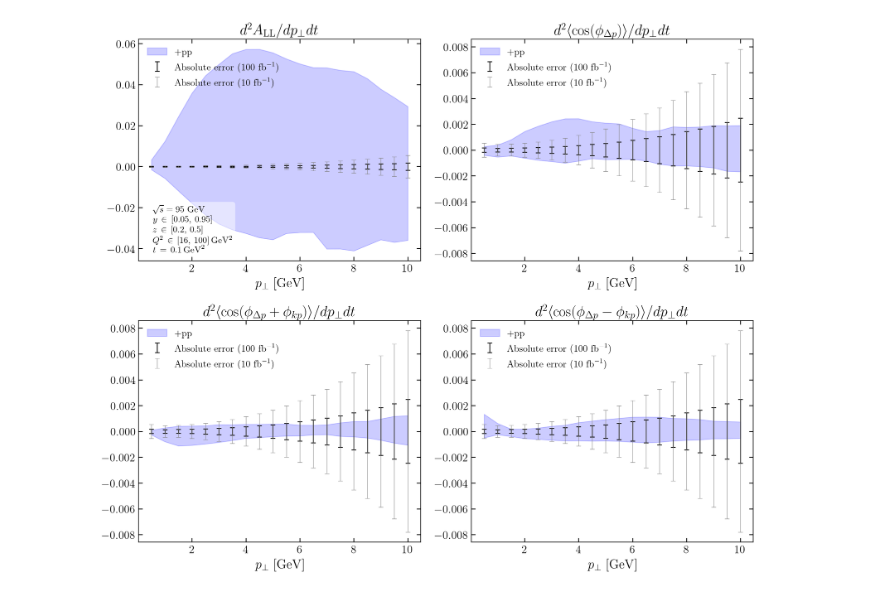
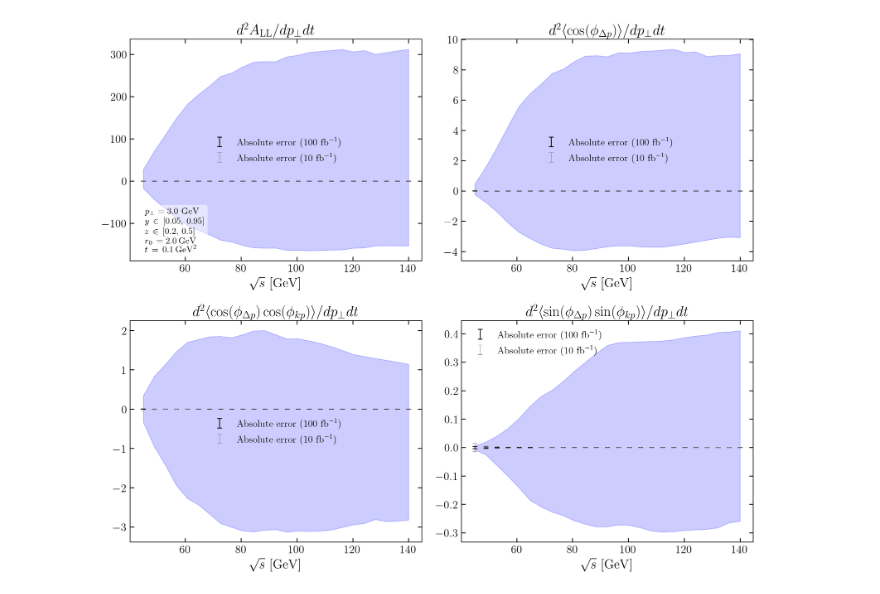
Before and after one commit to brandonmanley/dijet_DSA, a Jupyter notebook: correlation_plots_energy.ipynb, the cells around one changed output. Cells and saved outputs as stored; diff of their text form; code cells hidden in the pictures.

```diff
--- a/correlation_plots_energy.ipynb
+++ b/correlation_plots_energy.ipynb
@@ -174,52 +111,43 @@ fig, ax = plt.subplots(nrows, ncols, figsize=(asp_ratio*psize*ncols, psize*nrows
 axs = [ax[irow, icol] for irow in range(nrows) for icol in range(ncols)]
 
 plot_bands = True
-alt_defs = True
+alt_defs = False
 
 colors = ['blue']
 # labels = ['DIS+SIDIS', '+pp']
 # labels = ['+pp', '+pp (reasonable moments)']
 labels = ['+pp']
 
-corrs = ['<1>', '<cos(phi_Dp)>', '<cos(phi_Dp)cos(phi_kp)>', '<sin(phi_Dp)sin(phi_kp)>']
-if alt_defs:
-    corrs = ['<1>', '<cos(phi_Dp)>', '<cos(phi_Dp + phi_kp)>', '<cos(phi_Dp - phi_kp)>']
-
-for iroots, fit in enumerate(fits):
-
-    for icorr, corr in enumerate(corrs):
-
-        if plot_bands:
-            # axs[icorr].plot(pT_values, corr_bands[fit]['mean'][corr], color=colors[ifit])
-            axs[icorr].fill_between(pT_values, corr_bands[fit]['lower'][corr], corr_bands[fit]['upper'][corr], color=colors[ifit], alpha=0.2, label=labels[ifit])
-
-        else:
-            for irep, rep in enumerate(corr_data[fit]):
-                if irep == 0:
-                    axs[icorr].plot(pT_values, np.array(rep[corr]), alpha=0.2, color=colors[ifit], label=labels[ifit])
-                else:
-                    axs[icorr].plot(pT_values, np.array(rep[corr]), alpha=0.2, color=colors[ifit])
-
-        if ifit == 0:
-            if alt_defs: errors = [all_error, tt_error, tt_error, tt_error]
-            else: errors = [all_error, tt_error, lt_error, lt_error]
-
-            axs[icorr].errorbar(
-                    pT_values, np.zeros(all_error.shape), yerr=errors[icorr], fmt='o',
-                    capsize=3, elinewidth=1, capthick=1, color='black', markersize=0,
-                    label=rf'Absolute error ({lumi} $\mathrm{{fb}}^{{-1}}$)'
-            )
-            axs[icorr].errorbar(
-                    pT_values, np.zeros(all_error.shape), yerr=np.sqrt(10)*errors[icorr], fmt='o',
-                    capsize=3, elinewidth=0.5, capthick=0.5, color='gray', markersize=0,
-                    label=rf'Absolute error ({round(lumi/10)} $\mathrm{{fb}}^{{-1}}$)'
-            )
+corrs = ['1', 'cos(phi_Dp)', 'cos(phi_Dp)cos(phi_kp)', 'sin(phi_Dp)sin(phi_kp)']
+if alt_defs: corrs = ['1', 'cos(phi_Dp)', 'cos(phi_Dp + phi_kp)', 'cos(phi_Dp - phi_kp)']
 
 
-# axs[0].axhline(y=1, color='grey', linestyle=':')
-# axs[0].axhline(y=-1, color='grey', linestyle=':')
+for icorr, corr in enumerate(corrs):
+    errors = [all_error, tt_error, tt_error, tt_error]
+
+    if plot_bands:
+        axs[icorr].fill_between(roots_values, bands['lower'][corr], bands['upper'][corr], color=colors[0], alpha=0.2)
+
+    else:
+        for irep, rep in enumerate(data['reps']):
+            axs[icorr].plot(roots_values, np.array(rep[corr])/errors[icorr], alpha=0.2, color=colors[0])
+
+
+
+    axs[icorr].errorbar(
+            roots_values, np.zeros(all_error.shape), yerr=errors[icorr], fmt='o',
+            capsize=3, elinewidth=1, capthick=1, color='black', markersize=0,
+            label=rf'Absolute error ({lumi} $\mathrm{{fb}}^{{-1}}$)'
+    )
+    axs[icorr].errorbar(
+            roots_values, np.zeros(all_error.shape), yerr=np.sqrt(10)*errors[icorr], fmt='o',
+            capsize=3, elinewidth=0.5, capthick=0.5, color='gray', markersize=0,
+            label=rf'Absolute error ({round(lumi/10)} $\mathrm{{fb}}^{{-1}}$)'
+    )
+
+
 # axs[0].axhline(y=0, color='gray', linestyle='--')
-axs[0].set_xlabel(r'$p_{\perp}$ [GeV]')
+axs[0].set_xlabel(r'$\sqrt{s}$ [GeV]')
 axs[0].set_title(fr'$ d^{num_label} A_{{\mathrm{{LL}}}} / {den_label} $')
 axs[0].tick_params(axis="both", direction="in", length=5, width=1, which='both', right=True, top=True)
 axs[0].legend(frameon=False)
@@ -234,7 +162,7 @@ axs[0].text(
 # axs[0].set_ylim([-0.1, 0.1])
 
 # axs[1].axhline(y=0, color='lightgray', linestyle='-')
-axs[1].set_xlabel(r'$p_\perp$ [GeV]')
+axs[1].set_xlabel(r'$\sqrt{s}$ [GeV]')
 axs[1].set_title(fr'$ d^{num_label} \langle \cos(\phi_{{\Delta p}}) \rangle / {den_label} $')
 axs[1].tick_params(axis="both", direction="in", length=5, width=1, which='both', right=True, top=True)
 axs[1].legend(frameon=False)
@@ -243,34 +171,34 @@ axs[1].legend(frameon=False)
 
 
 # axs[2].axhline(y=0, color='gray', linestyle='-')
-axs[2].set_xlabel(r'$p_{\perp}$ [GeV]')
+axs[2].set_xlabel(r'$\sqrt{s}$ [GeV]')
 if alt_defs:
     axs[2].set_title(fr'$ d^{num_label}  \langle \cos(\phi_{{\Delta p}} + \phi_{{k p}}) \rangle / {den_label} $')
 else:
     axs[2].set_title(fr'$ d^{num_label}  \langle \cos(\phi_{{\Delta p}}) \cos(\phi_{{k p}}) \rangle / {den_label} $')
 axs[2].tick_params(axis="both", direction="in", length=5, width=1, which='both', right=True, top=True)
 axs[2].legend(frameon=False)
 # axs[2].set_ylim([-0.004, 0.004])
 # axs[2].semilogy()
 
 # axs[3].axhline(y=0, color='gray', linestyle='-')
-axs[3].set_xlabel(r'$p_{\perp}$ [GeV]')
+axs[3].set_xlabel(r'$\sqrt{s}$ [GeV]')
 if alt_defs:
     axs[3].set_title(fr'$ d^{num_label} \langle \cos(\phi_{{\Delta p}} - \phi_{{k p}})  \rangle / {den_label} $')
 else:
     axs[3].set_title(fr'$ d^{num_label} \langle \sin(\phi_{{\Delta p}}) \sin(\phi_{{k p}})  \rangle / {den_label} $')
 axs[3].tick_params(axis="both", direction="in", length=5, width=1, which='both', right=True, top=True)
 axs[3].legend(frameon=False)
 # axs[3].set_ylim([-0.004, 0.004])
 # axs[3].semilogy()
 # axs[1].legend()
 
 plt.tight_layout(rect=[0, 0, 1, 0.99])
 plt.show()
 
 # if plot_bands:
 #     fig.savefig('plots/corr_band_dt_oam3_range10.pdf', dpi=400, bbox_inches="tight")
 # else:
 #     fig.savefig('plots/corr_lines_dt_oam3_range10.pdf', dpi=400, bbox_inches="tight")
 # %% [output]
-[figure, old version]
+[figure, new version]
```
Also changed, not shown: parts of 3 cells of this notebook, 5 other files.
